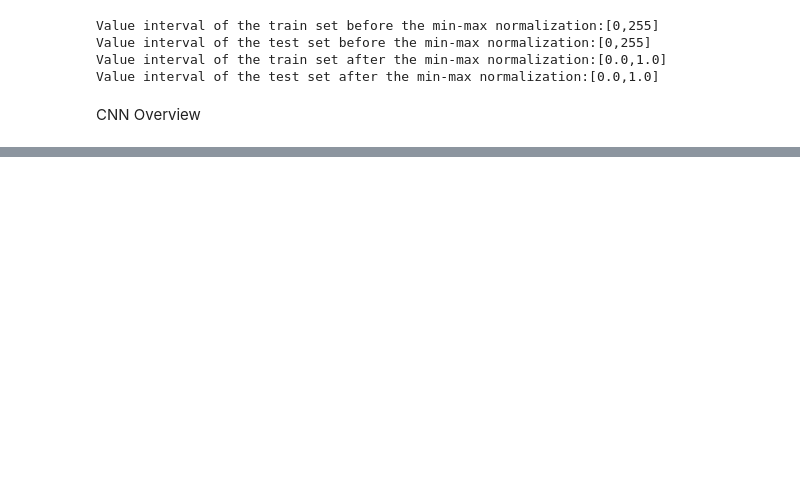
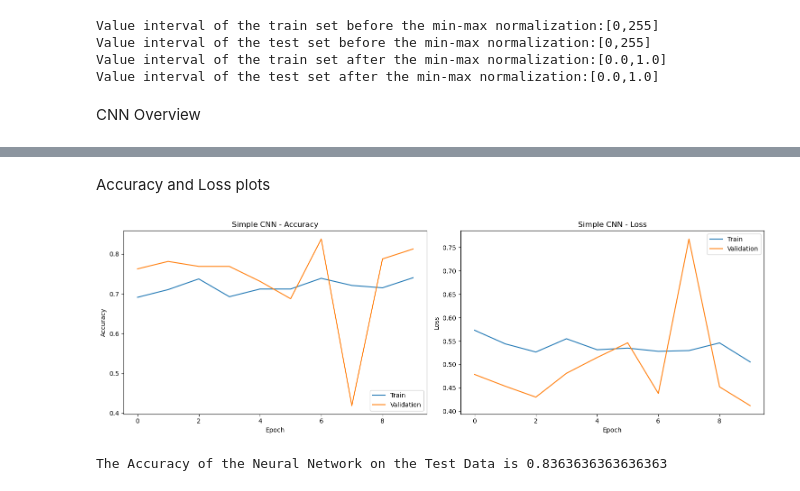
Before and after one commit to kmarita/Deep-Learning-on-Biomedical-Data-Project, a Jupyter notebook: DLreport.ipynb, the cells around one changed output, grey strips where cells are left out. Saved outputs shown, nothing was run; the diff lists cells and outputs as text; code cells hidden in the pictures; blank space fills up the shorter version.

```diff
--- a/DLreport.ipynb
+++ b/DLreport.ipynb
@@ -186,0 +185,10 @@ _________________________________________________________________
+# %%
+data_augmentation = ImageDataGenerator(
+    rotation_range=15,
+    width_shift_range=0.1,
+    height_shift_range=0.1,
+    horizontal_flip=True,
+    zoom_range=0.1,
+    fill_mode='nearest',
+    validation_split=0.2
+)
@@ -200,0 +217,9 @@ Epoch 3/10
+# %%
+# Modified fit method to use generators
+history = cnn_model.fit(
+    train_generator,
+    steps_per_epoch=len(x_train) * 0.8 // 32,  # 80% of data is used for training with validation_split=0.2
+    epochs=10,
+    validation_data=validation_generator,
+    validation_steps=len(x_train) * 0.2 // 32,  # 20% of data is used for validation
+)
@@ -200,0 +247,36 @@ Epoch 3/10
+# %% [markdown]
+Accuracy and Loss plots
+# %%
+def plot_training_history(history, title):
+    """Plot the training and validation accuracy/loss"""
+    fig, (ax1, ax2) = plt.subplots(1, 2, figsize=(15, 5))
+
+    # Accuracy
+    ax1.plot(history.history['accuracy'])
+    ax1.plot(history.history['val_accuracy'])
+    ax1.set_title(f'{title} - Accuracy')
+    ax1.set_ylabel('Accuracy')
+    ax1.set_xlabel('Epoch')
+    ax1.legend(['Train', 'Validation'], loc='lower right')
+
+    # Loss
+    ax2.plot(history.history['loss'])
+    ax2.plot(history.history['val_loss'])
+    ax2.set_title(f'{title} - Loss')
+    ax2.set_ylabel('Loss')
+    ax2.set_xlabel('Epoch')
+    ax2.legend(['Train', 'Validation'], loc='upper right')
+
+    plt.tight_layout()
+    plt.show()
+
+plot_training_history(history, "Simple CNN")
+
+predictions_nn_probs = cnn_model.predict(x_test)
+predictions_nn = np.argmax(predictions_nn_probs, axis=1)
+test_accuracy_nn = sklearn.metrics.accuracy_score(y_test, predictions_nn)
+
+print("The Accuracy of the Neural Network on the Test Data is", test_accuracy_nn)
+# %% [output]
+[figure, added]
+The Accuracy of the Neural Network on the Test Data is 0.8363636363636363
```
Also changed, not shown: parts of 14 cells of this notebook.
